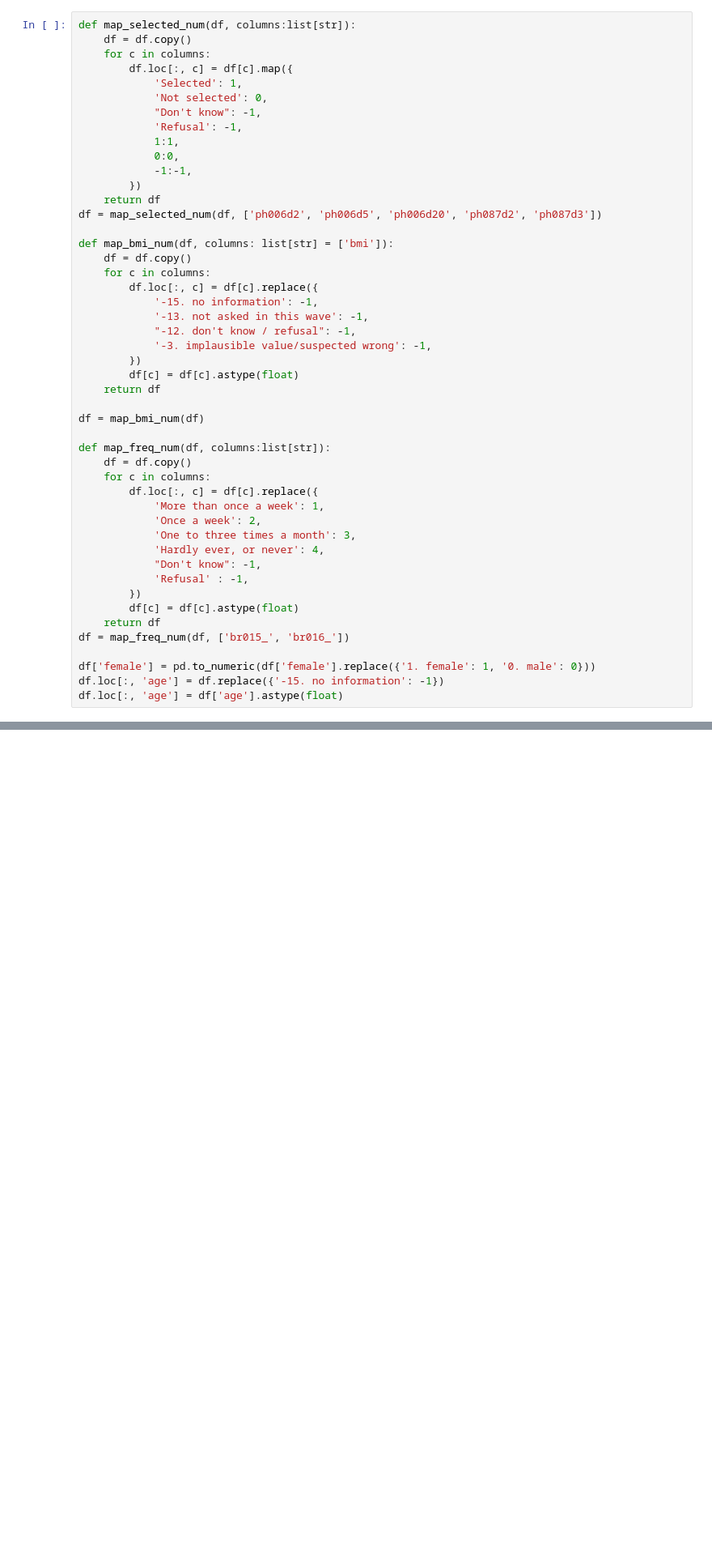
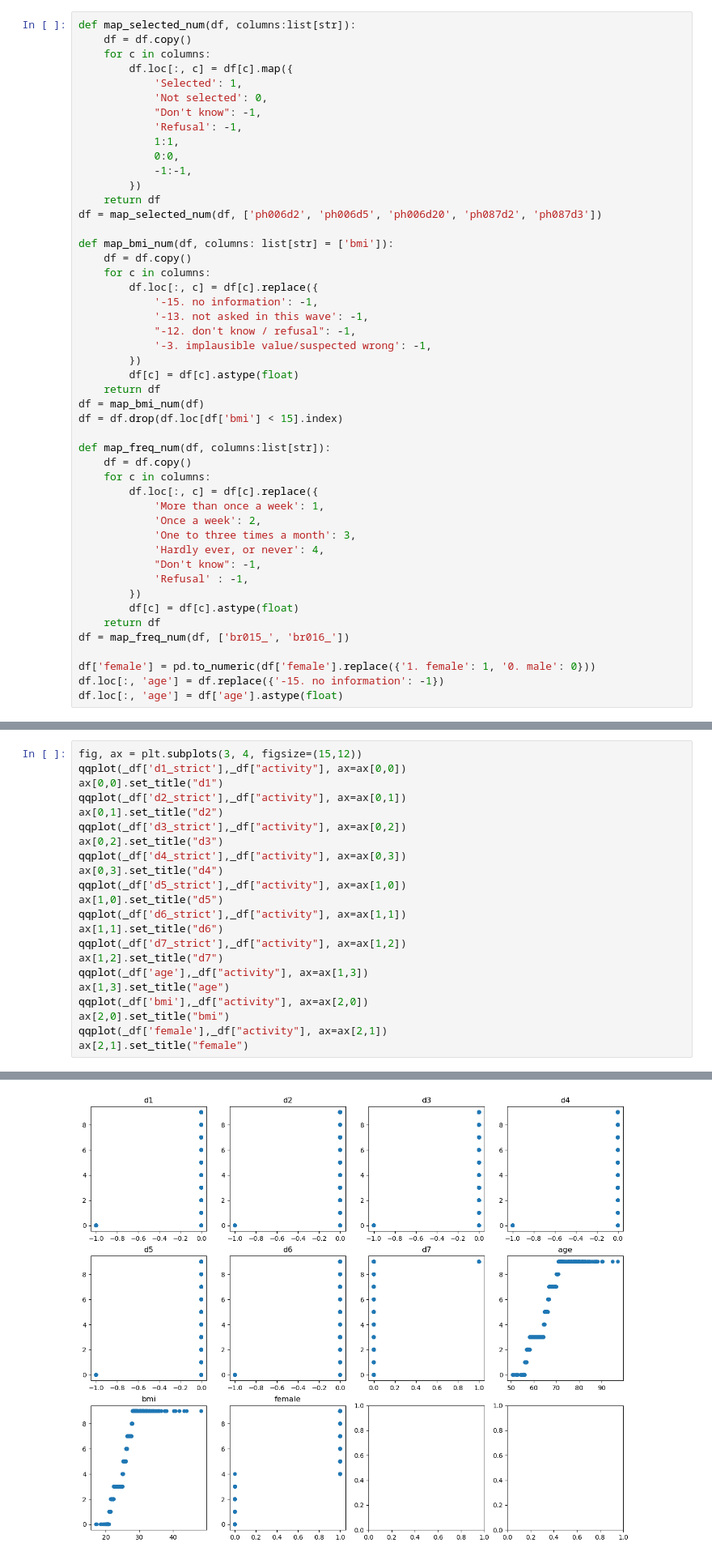
Before and after one commit to mjoeli/csb_project, a Jupyter notebook: regression_activity.ipynb, the cells around one changed output, grey strips where cells are left out. Shown at 81% size. Cells and saved outputs as stored; diff of their text form; blank space fills up the shorter version.

```diff
--- a/regression_activity.ipynb
+++ b/regression_activity.ipynb
@@ -67,8 +66,8 @@ def map_bmi_num(df, columns: list[str] = ['bmi']):
         })
         df[c] = df[c].astype(float)
     return df
-
 df = map_bmi_num(df)
+df = df.drop(df.loc[df['bmi'] < 15].index)
 
 def map_freq_num(df, columns:list[str]):
     df = df.copy()
@@ -106,0 +247,23 @@ df['activity'] = 2*(4-df['br015_']) + (4-df['br016_'])
+# %%
+fig, ax = plt.subplots(3, 4, figsize=(15,12))
+qqplot(_df['d1_strict'],_df["activity"], ax=ax[0,0])
+ax[0,0].set_title("d1")
+qqplot(_df['d2_strict'],_df["activity"], ax=ax[0,1])
+ax[0,1].set_title("d2")
+qqplot(_df['d3_strict'],_df["activity"], ax=ax[0,2])
+ax[0,2].set_title("d3")
+qqplot(_df['d4_strict'],_df["activity"], ax=ax[0,3])
+ax[0,3].set_title("d4")
+qqplot(_df['d5_strict'],_df["activity"], ax=ax[1,0])
+ax[1,0].set_title("d5")
+qqplot(_df['d6_strict'],_df["activity"], ax=ax[1,1])
+ax[1,1].set_title("d6")
+qqplot(_df['d7_strict'],_df["activity"], ax=ax[1,2])
+ax[1,2].set_title("d7")
+qqplot(_df['age'],_df["activity"], ax=ax[1,3])
+ax[1,3].set_title("age")
+qqplot(_df['bmi'],_df["activity"], ax=ax[2,0])
+ax[2,0].set_title("bmi")
+qqplot(_df['female'],_df["activity"], ax=ax[2,1])
+ax[2,1].set_title("female")
+# %% [output]
@@ -106,0 +271 @@ df['activity'] = 2*(4-df['br015_']) + (4-df['br016_'])
+[figure, added]
```
Also changed, not shown: parts of 34 cells of this notebook, 4 other files.
